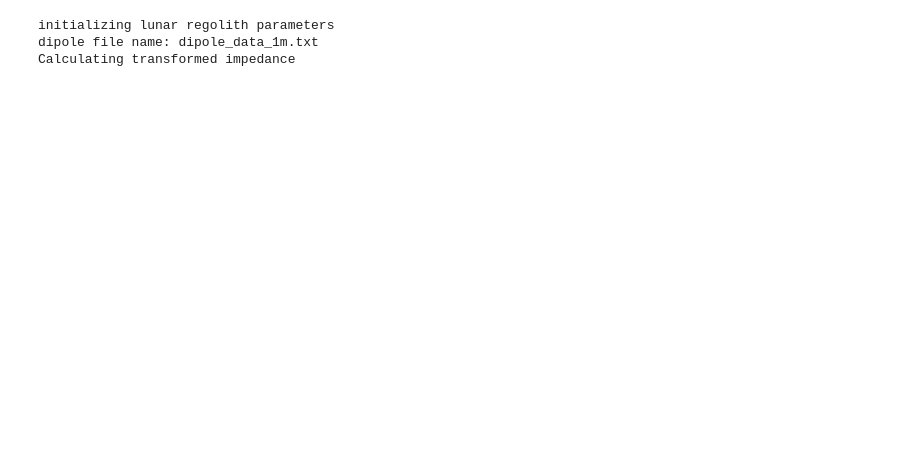
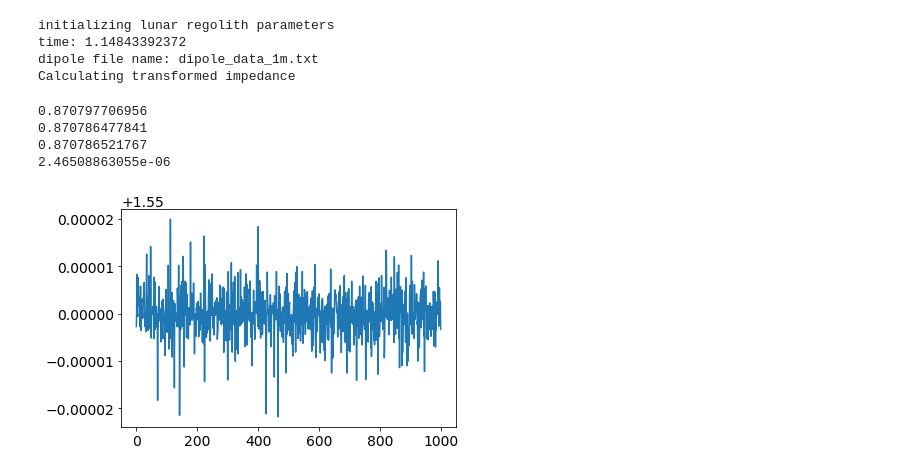
Before and after one commit to afromero/ZAPsim, a Jupyter notebook: ZAP_event_reconstruction.ipynb, the cells around one changed output. Cells and saved outputs as stored; diff of their text form; code cells hidden in the pictures; blank space fills up the shorter version.

```diff
--- a/ZAP_event_reconstruction.ipynb
+++ b/ZAP_event_reconstruction.ipynb
@@ -2,9 +2,10 @@
 from pylab import *
 from geometry import Geometry
 from detector import Detector
+import time
 
 altitude_km     = 100.
-num_particles   = 10000
+num_particles   = 1000
 log10_energy_eV = 20.
 
 f_lo   = 30.
@@ -16,10 +17,13 @@ ZL      = 50.
 T_amp   = 60.
 impedance_ratio = 4. # 4:1 turn ratio
 
+srt = time.time()
 geom = Geometry(altitude = altitude_km,
                 num_events=num_particles,
                 proton_log10_energy = log10_energy_eV
                 )
+end = time.time()
+print 'time:', end-srt
 
 det = Detector(geom,
                freq_lo         = f_lo,
@@ -33,8 +37,22 @@ det = Detector(geom,
                )
 # %% [output]
 initializing lunar regolith parameters
+time: 1.14843392372
 dipole file name: dipole_data_1m.txt
 Calculating transformed impedance
+# %%
+res = geom.snell_residual - geom.n_reg
+plot(geom.snell_residual)
+print np.max(np.abs(geom.snell_residual/1.78))
+print np.mean(geom.snell_residual/1.78)
+print np.median(geom.snell_residual/1.78)
+print np.std(geom.snell_residual/1.78)
+# %% [output]
+0.870797706956
+0.870786477841
+0.870786521767
+2.46508863055e-06
+[figure, added]
 # %%
 eff = float(np.sum(det.trig))/float(geom.num_events)
 #eff  = trigger_eff(geom, log10_Energy_eV, f_lo, f_hi, df, h_ant = 1.0, a_ant=1.e-3, ZL = 1.e6)
```
Also changed, not shown: parts of 7 cells of this notebook, 2 other files.
